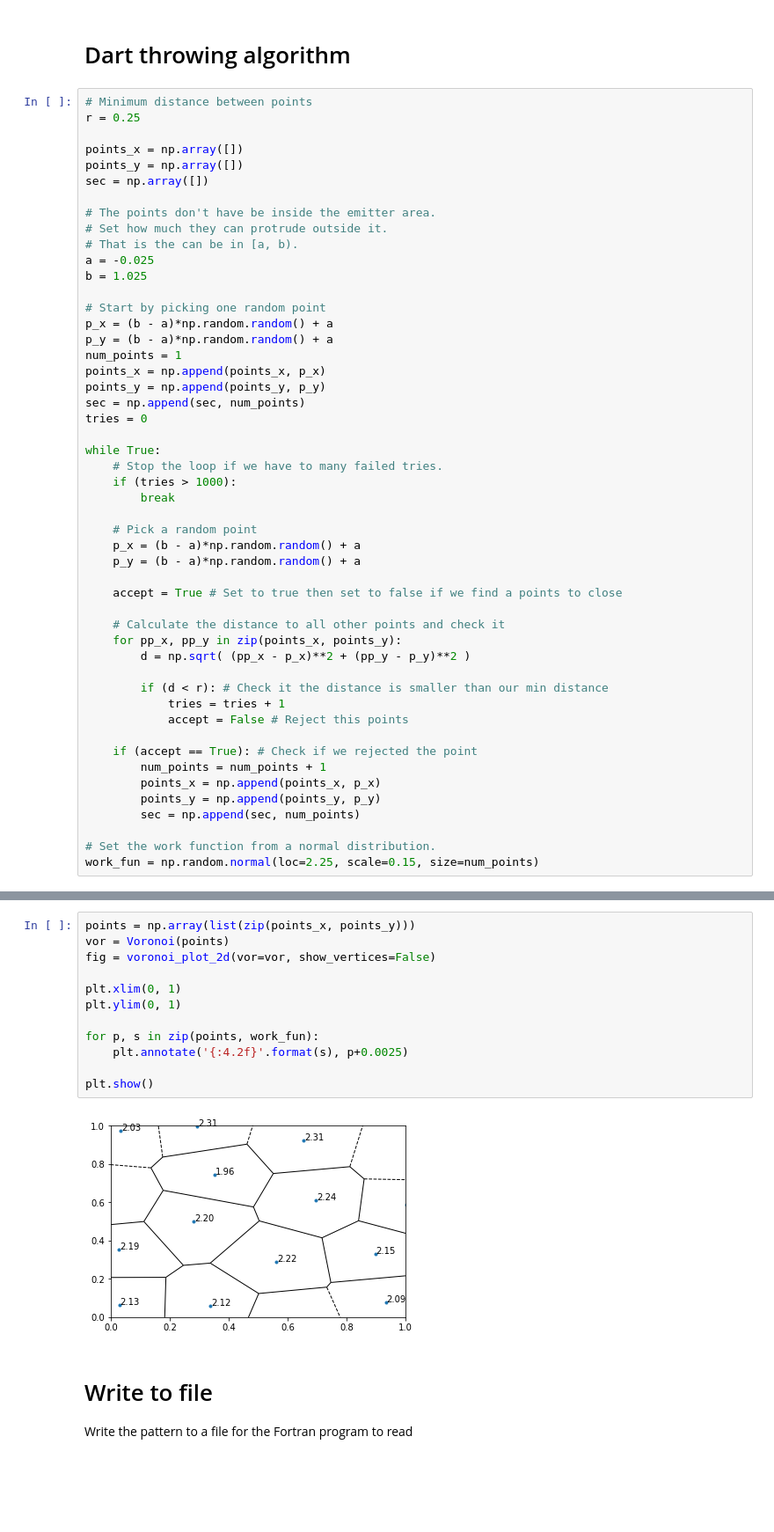
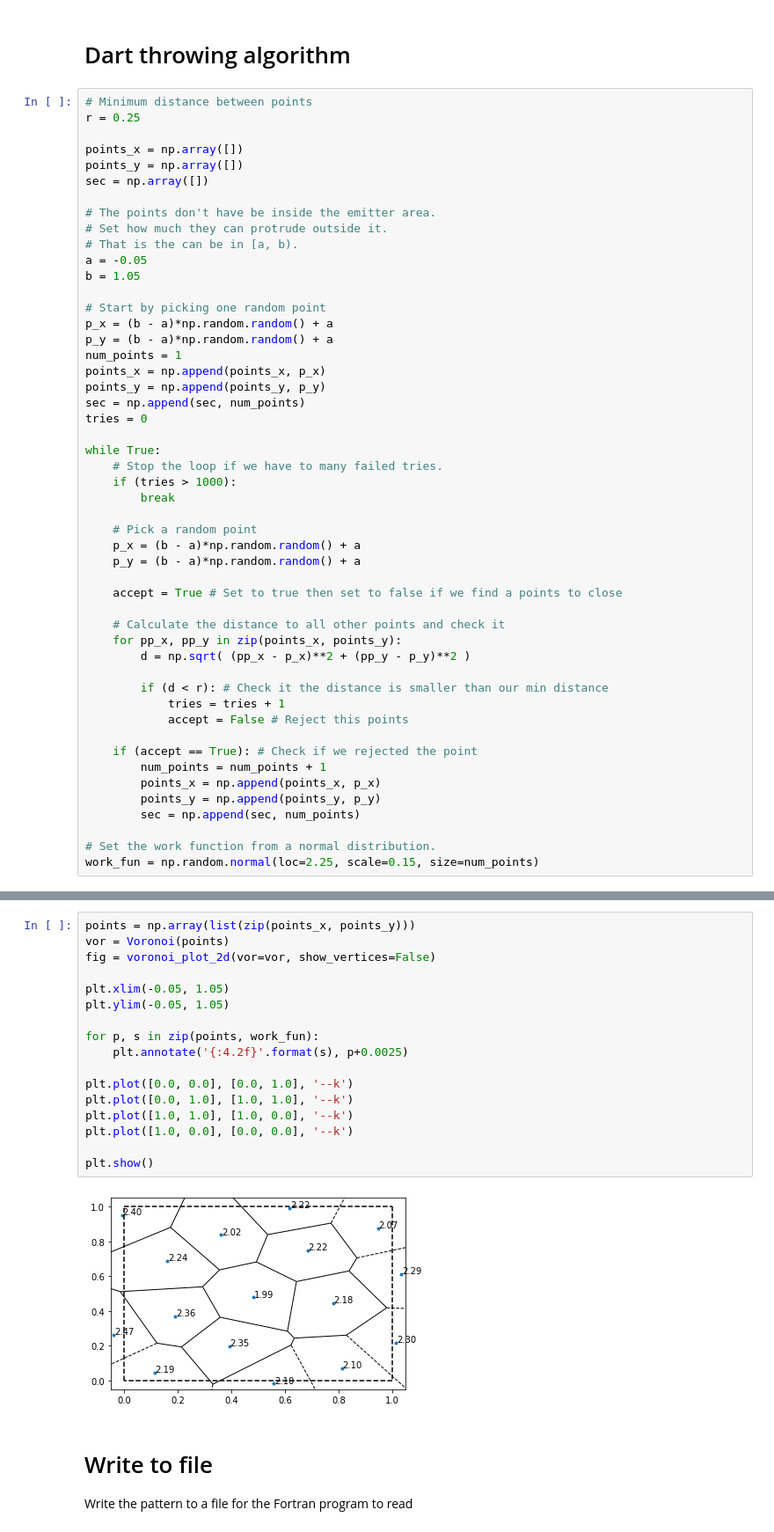
Before and after one commit to NanoPhysicsCenter/RUMDEED, a Jupyter notebook: scripts/Voronoi/Sampling.ipynb, the cells around one changed output, grey strips where cells are left out. Shown: that part at 88% size. Saved outputs shown, nothing was run; the diff lists cells and outputs as text; blank space fills up the shorter version.

```diff
--- a/scripts/Voronoi/Sampling.ipynb
+++ b/scripts/Voronoi/Sampling.ipynb
@@ -187,8 +187,8 @@ sec = np.array([])
 # The points don't have be inside the emitter area.
 # Set how much they can protrude outside it.
 # That is the can be in [a, b).
-a = -0.025
-b = 1.025
+a = -0.05
+b = 1.05
 
 # Start by picking one random point
 p_x = (b - a)*np.random.random() + a
@@ -236,17 +236,22 @@ plt.show()
 # %%
 points = np.array(list(zip(points_x, points_y)))
 vor = Voronoi(points)
 fig = voronoi_plot_2d(vor=vor, show_vertices=False)
 
-plt.xlim(0, 1)
-plt.ylim(0, 1)
+plt.xlim(-0.05, 1.05)
+plt.ylim(-0.05, 1.05)
 
 for p, s in zip(points, work_fun):
     plt.annotate('{:4.2f}'.format(s), p+0.0025)
 
+plt.plot([0.0, 0.0], [0.0, 1.0], '--k')
+plt.plot([0.0, 1.0], [1.0, 1.0], '--k')
+plt.plot([1.0, 1.0], [1.0, 0.0], '--k')
+plt.plot([1.0, 0.0], [0.0, 0.0], '--k')
+
 plt.show()
 # %% [output]
-[figure, old version]
+[figure, new version]
 # %% [markdown]
 # Write to file
 Write the pattern to a file for the Fortran program to read
```
Also changed, not shown: parts of 7 cells of this notebook, 1 other file.
